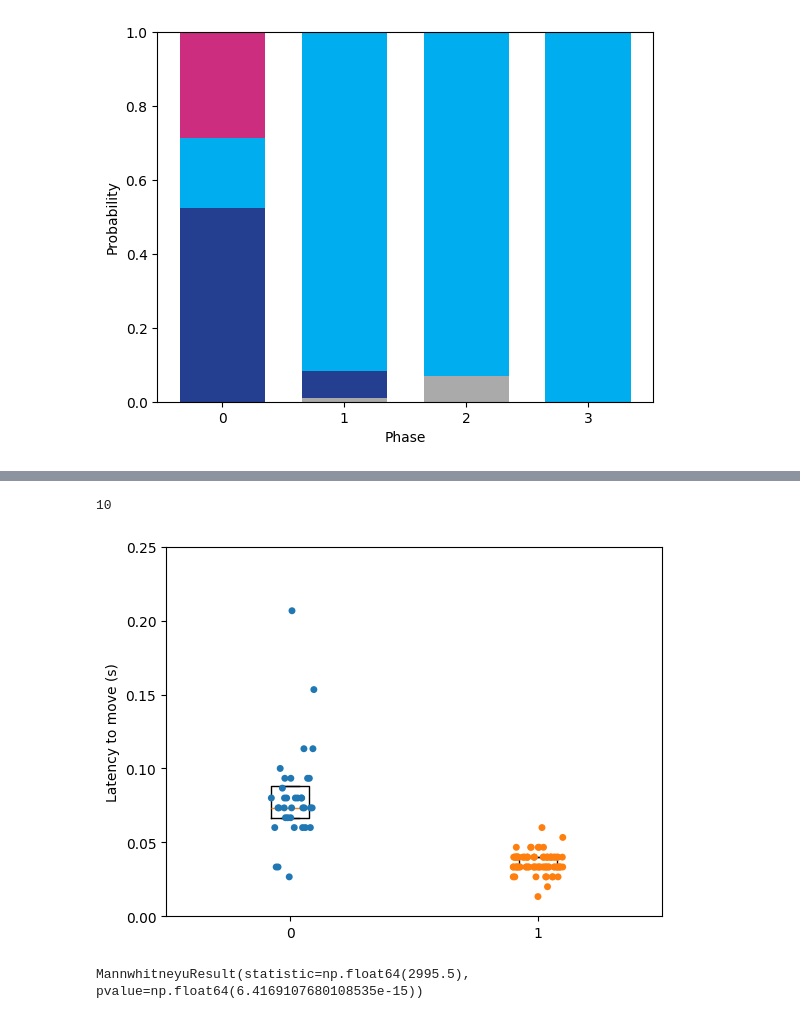
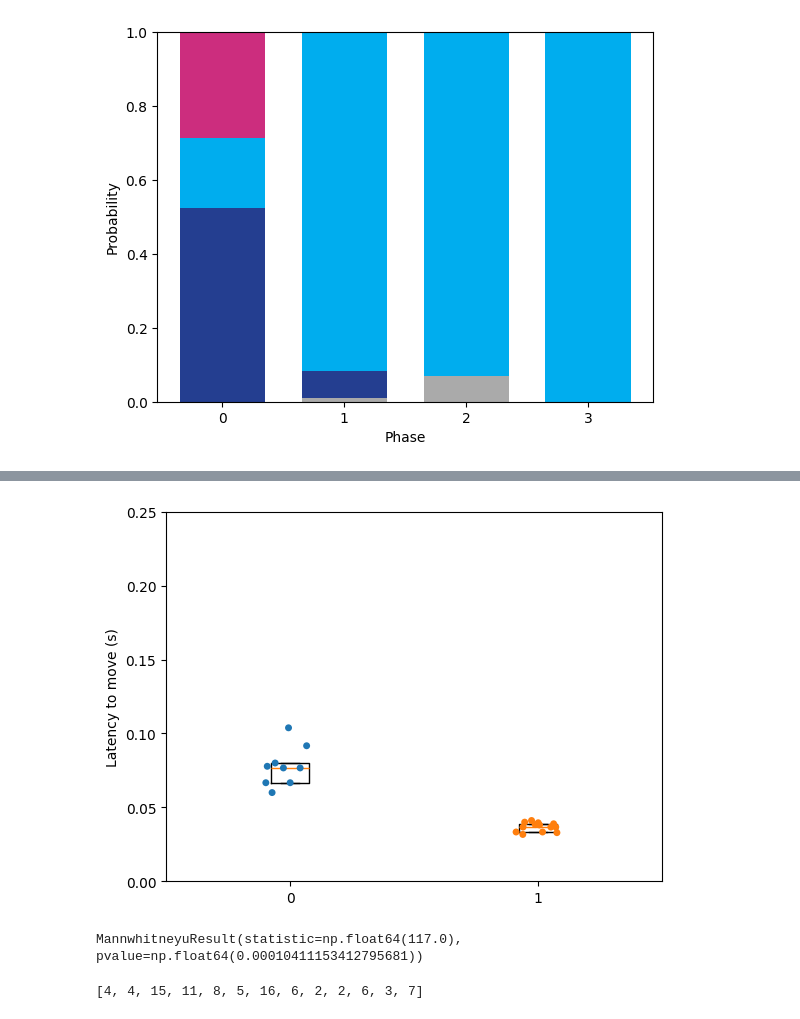
Before and after one commit to chrisjdallmann/roadrunner, a Jupyter notebook: code/gap-crossing_analysis.ipynb, the cells around one changed output, grey strips where cells are left out. Drawn from its saved outputs; the diff is of its cells as text; code cells hidden in the pictures.

Commit message:
Compute mean latency per animal

```diff
--- a/code/gap-crossing_analysis.ipynb
+++ b/code/gap-crossing_analysis.ipynb
@@ -69,19 +85,24 @@ Phase 3: N=11; n=35
 # %%
 # Plot cross duration
 per_trial = False
+min_n_trials = 0 # 3
 
 # Load data
 dataset = 'gap_empty_cschrimson.csv'
 df_ctrl = pd.read_csv(data_dir+dataset)
 df_ctrl = df_ctrl.dropna(subset=["cross_start"])
+animal_ids_to_include = df_ctrl['animal_id'].value_counts().loc[lambda x: x >= min_n_trials].index
+df_ctrl = df_ctrl[df_ctrl.animal_id.isin(animal_ids_to_include)]
 
 dataset = 'gap_rr_cschrimson.csv'
 df_rr = pd.read_csv(data_dir+dataset)
 df_rr = df_rr.dropna(subset=["cross_start"])
+animal_ids_to_include = df_rr['animal_id'].value_counts().loc[lambda x: x >= min_n_trials].index
+df_rr = df_rr[df_rr.animal_id.isin(animal_ids_to_include)]
 
+# Initialize variables
 cross_duration_ctrl = []
 cross_duration_rr = []
-
 n_events_ctrl = []
 n_events_rr = []
 
@@ -113,7 +134,7 @@ else:
 plt.boxplot([cross_duration_rr, cross_duration_ctrl], positions=[0,1], showfliers=False, whis=0)
 sns.stripplot([cross_duration_rr, cross_duration_ctrl])
 plt.ylim([0,2])
-plt.savefig(r'C:\Users\Chris\Desktop\figure.eps', format='eps', transparent=True)
+#plt.savefig(r'C:\Users\Chris\Desktop\figure.eps', format='eps', transparent=True)
 plt.show()
 
 # Test for normality
@@ -164,5 +181 @@ scipy.stats.mannwhitneyu(length_ctrl,length_rr)
 MannwhitneyuResult(statistic=np.float64(33.0), pvalue=np.float64(0.1292812360557783))
-# %%
-len(length_rr)
-# %% [output]
-10
@@ -169,32 +185,68 @@ len(length_rr)
 # %%
 # Plot latency to move
+per_trial = False
+min_n_trials = 0 # 3
 
-# Load data and calculate latency
+# Load data
 dataset = 'gap_rr_cschrimson.csv'
 df_rr = pd.read_csv(data_dir+dataset)
 df_rr = df_rr.dropna(subset=["movement_onset"])
-latency_to_move_rr = (df_rr["movement_onset"] - df_rr["stimulus_onset"]) / sampling_rate
-latency_to_move_rr = latency_to_move_rr.tolist()
+animal_ids_to_include = df_rr['animal_id'].value_counts().loc[lambda x: x >= min_n_trials].index
+df_rr = df_rr[df_rr.animal_id.isin(animal_ids_to_include)]
 
 dataset = 'gap_mdn_cschrimson.csv'
 df_mdn = pd.read_csv(data_dir+dataset)
 df_mdn = df_mdn.dropna(subset=["movement_onset"])
-latency_to_move_mdn = (df_mdn["movement_onset"] - df_mdn["stimulus_onset"]) / sampling_rate
-latency_to_move_mdn = latency_to_move_mdn.tolist()
+animal_ids_to_include = df_mdn['animal_id'].value_counts().loc[lambda x: x >= min_n_trials].index
+df_mdn = df_mdn[df_mdn.animal_id.isin(animal_ids_to_include)]
+
+# Initialize variables
+latency_to_move_rr = []
+latency_to_move_mdn = []
+n_events_rr = []
+n_events_mdn = []
+
+if per_trial:
+    # Compute latency per trial
+    latency_to_move_rr = (df_rr["movement_onset"] - df_rr["stimulus_onset"]) / sampling_rate
+    latency_to_move_rr = latency_to_move_rr.tolist()
+
+    latency_to_move_mdn = (df_mdn["movement_onset"] - df_mdn["stimulus_onset"]) / sampling_rate
+    latency_to_move_mdn = latency_to_move_mdn.tolist()
+
+else:
+    # Compute mean latency per animal
+    animal_ids = df_rr.animal_id.unique().tolist()
+    for animal_id in animal_ids:
+        df_sub = df_rr[df_rr.animal_id==animal_id]
+        latencies = (df_sub["movement_onset"] - df_sub["stimulus_onset"]) / sampling_rate
+        latency_to_move_rr.append(np.mean(latencies))
+        n_events_rr.append(len(latencies))
+
+    animal_ids = df_mdn.animal_id.unique().tolist()
+    for animal_id in animal_ids:
+        df_sub = df_mdn[df_mdn.animal_id==animal_id]
+        latencies = (df_sub["movement_onset"] - df_sub["stimulus_onset"]) / sampling_rate
+        latency_to_move_mdn.append(np.mean(latencies))
+        n_events_mdn.append(len(latencies))
 
 # Plot latency
 plt.boxplot([latency_to_move_rr, latency_to_move_mdn], positions=[0,1], showfliers=False, whis=0)
 sns.stripplot([latency_to_move_rr, latency_to_move_mdn])
 plt.ylabel('Latency to move (s)')
 plt.ylim([0,0.25])
-plt.savefig(r'C:\Users\Chris\Desktop\figure.eps', format='eps', transparent=True)
+#plt.savefig(r'C:\Users\Chris\Desktop\figure.eps', format='eps', transparent=True)
 plt.show()
 
 # Mann-Whitney U test for non-normally distributed (nonparametric) data
 scipy.stats.mannwhitneyu(latency_to_move_rr,latency_to_move_mdn)
 # %% [output]
-[figure, old version]
+[figure, new version]
-MannwhitneyuResult(statistic=np.float64(2995.5), pvalue=np.float64(6.4169107680108535e-15))
+MannwhitneyuResult(statistic=np.float64(117.0), pvalue=np.float64(0.00010411153412795681))
+# %%
+n_events_mdn
+# %% [output]
+[4, 4, 15, 11, 8, 5, 16, 6, 2, 2, 6, 3, 7]
 # %%
 ## Kernel density estimation
 #X = np.array(latency_to_move_RR)[:,np.newaxis]
```
Also changed, not shown: parts of 8 cells of this notebook.
